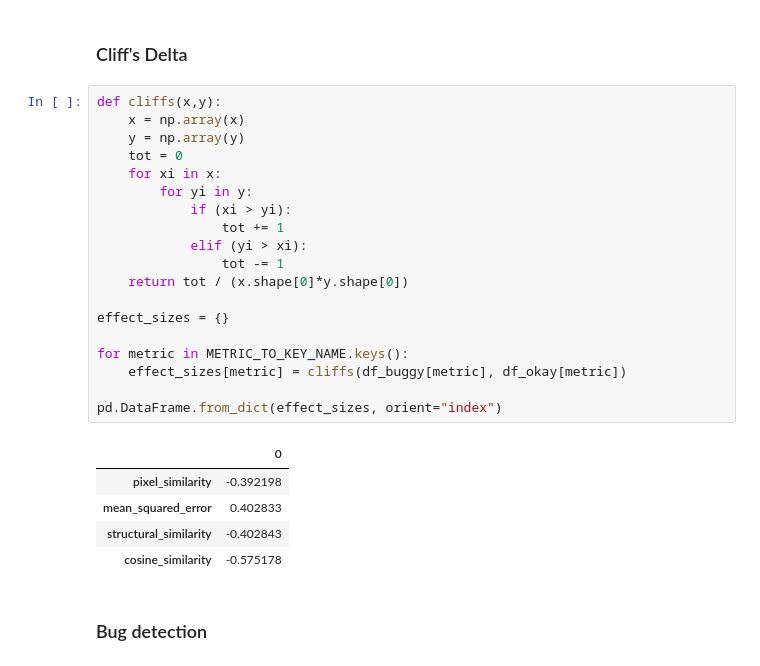
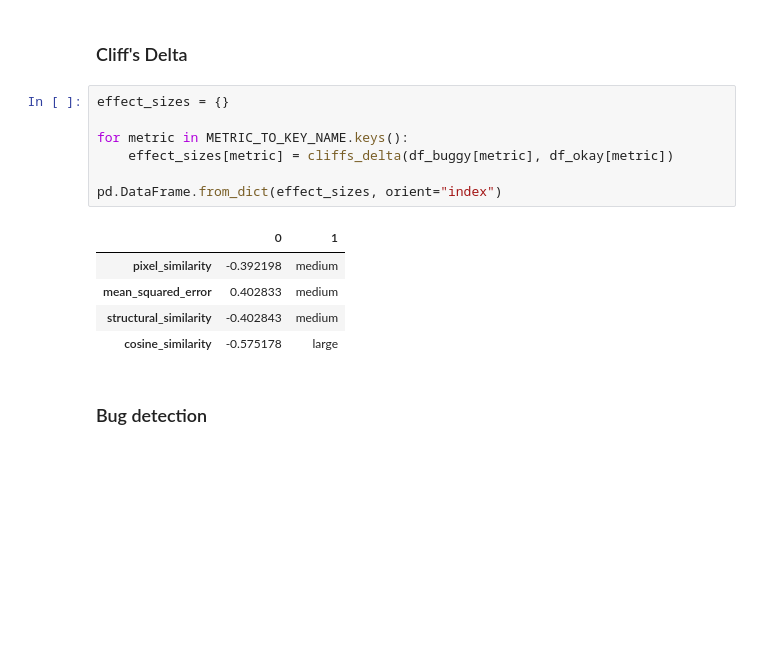
Before and after one commit to asgaardlab/canvas-visual-bugs-testbed, a Jupyter notebook: analysis/main_analysis.ipynb, the cells around one changed output. Saved outputs shown, nothing was run; the diff lists cells and outputs as text; blank space fills up the shorter version.

Commit message:
cleaning - use mature cliffsdelta implementation

```diff
--- a/analysis/main_analysis.ipynb
+++ b/analysis/main_analysis.ipynb
@@ -246,30 +234,18 @@ pd.DataFrame(mwus).T
 # %% [markdown]
 ### Cliff's Delta
 # %%
-def cliffs(x,y):
-    x = np.array(x)
-    y = np.array(y)
-    tot = 0
-    for xi in x:
-        for yi in y:
-            if (xi > yi):
-                tot += 1
-            elif (yi > xi):
-                tot -= 1
-    return tot / (x.shape[0]*y.shape[0])
-
 effect_sizes = {}
 
 for metric in METRIC_TO_KEY_NAME.keys():
-    effect_sizes[metric] = cliffs(df_buggy[metric], df_okay[metric])
+    effect_sizes[metric] = cliffs_delta(df_buggy[metric], df_okay[metric])
 
 pd.DataFrame.from_dict(effect_sizes, orient="index")
 # %% [output]
-|  | 0 |
-| pixel_similarity | -0.392198 |
-| mean_squared_error | 0.402833 |
-| structural_similarity | -0.402843 |
-| cosine_similarity | -0.575178 |
+|  | 0 | 1 |
+| pixel_similarity | -0.392198 | medium |
+| mean_squared_error | 0.402833 | medium |
+| structural_similarity | -0.402843 | medium |
+| cosine_similarity | -0.575178 | large |
 # %% [markdown]
 ### Bug detection
 # %%
```
Also changed, not shown: parts of 2 cells of this notebook, 2 other files.
